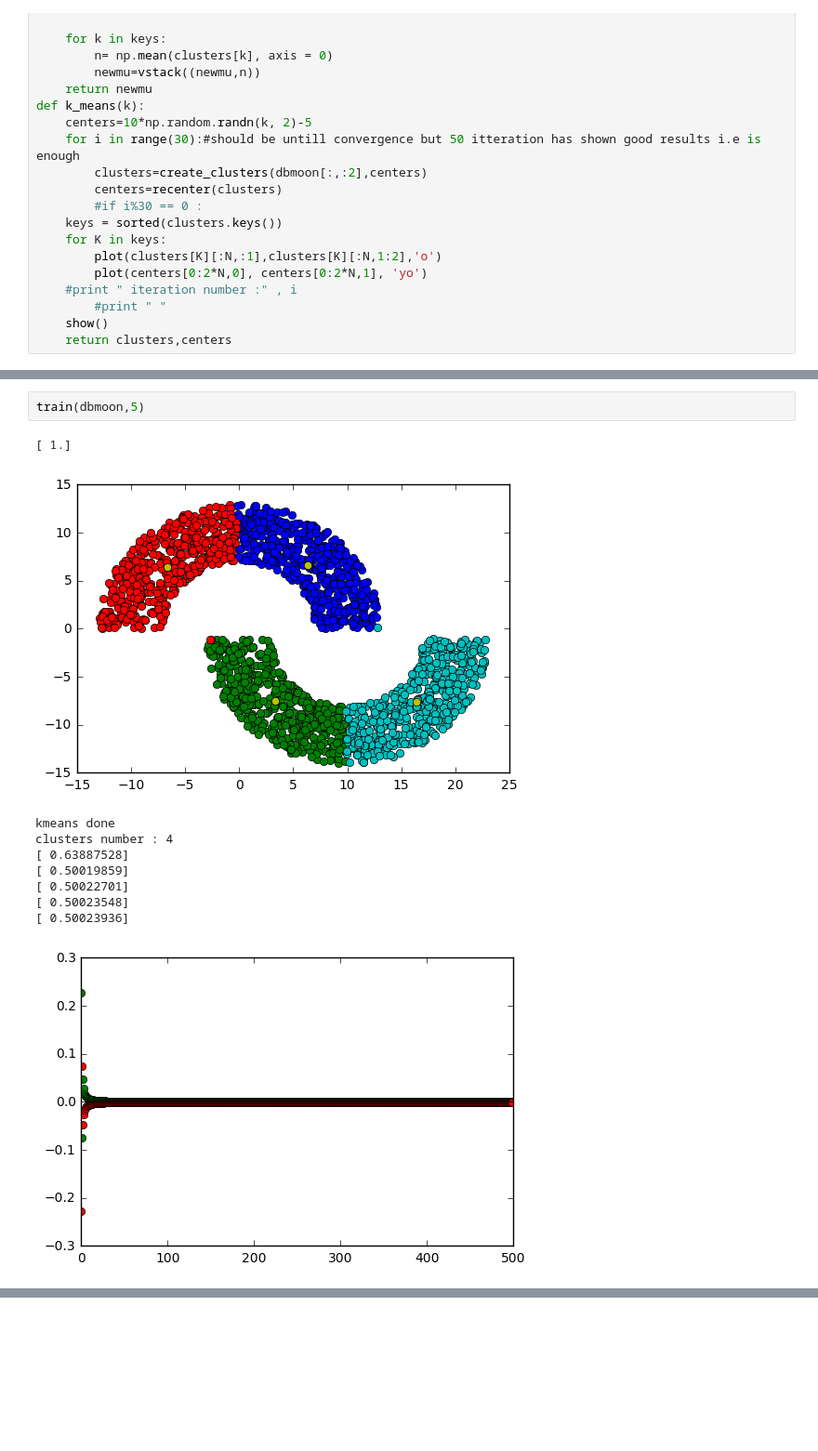
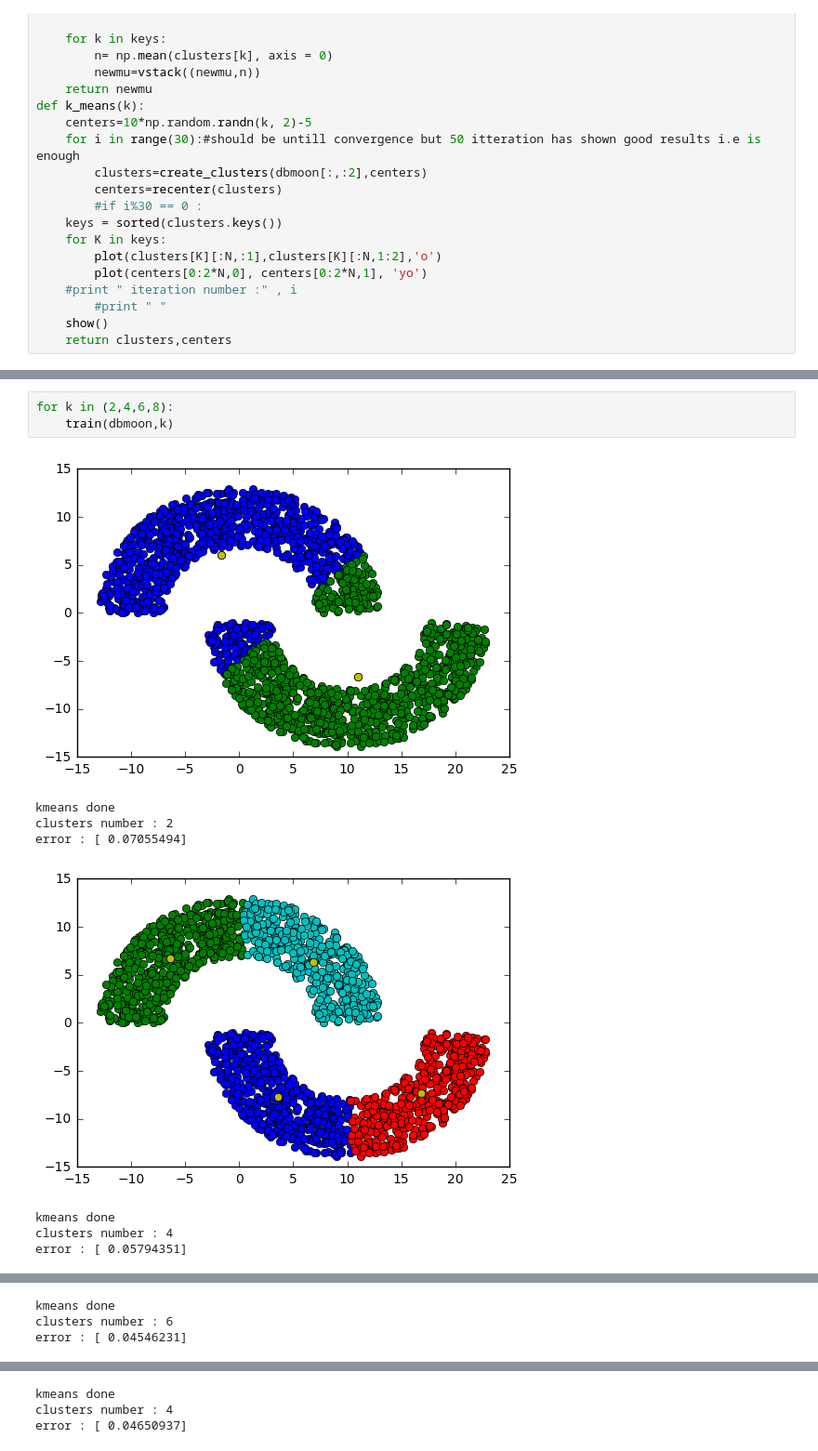
Before and after one commit to wale-edx/Neural-Networks, a Jupyter notebook: Notebooks/RBFN.ipynb, the cells around one changed output, grey strips where cells are left out. Shown at 93% size. Cells and saved outputs as stored; diff of their text form; blank space fills up the shorter version.

```diff
--- a/Notebooks/RBFN.ipynb
+++ b/Notebooks/RBFN.ipynb
@@ -175,13 +172,12 @@ def train(in_data,k):
-# %%
-train(dbmoon,5)
-# %% [output]
-[ 1.]
-[figure, removed]
-kmeans done
-clusters number : 4
-[ 0.63887528]
-[ 0.50019859]
-[ 0.50022701]
-[ 0.50023548]
-[ 0.50023936]
-[figure, removed]
+# %%
+for k in (2,4,6,8):
+    train(dbmoon,k)
+# %% [output]
+[figure, added]
+kmeans done
+clusters number : 2
+error : [ 0.07055494]
+[figure, added]
+kmeans done
+clusters number : 4
+error : [ 0.05794351]
@@ -187,0 +185,3 @@ clusters number : 4
+kmeans done
+clusters number : 6
+error : [ 0.04546231]
@@ -187,0 +189,3 @@ clusters number : 4
+kmeans done
+clusters number : 4
+error : [ 0.04650937]
```
Also changed, not shown: parts of 5 cells of this notebook, 1 other file.
